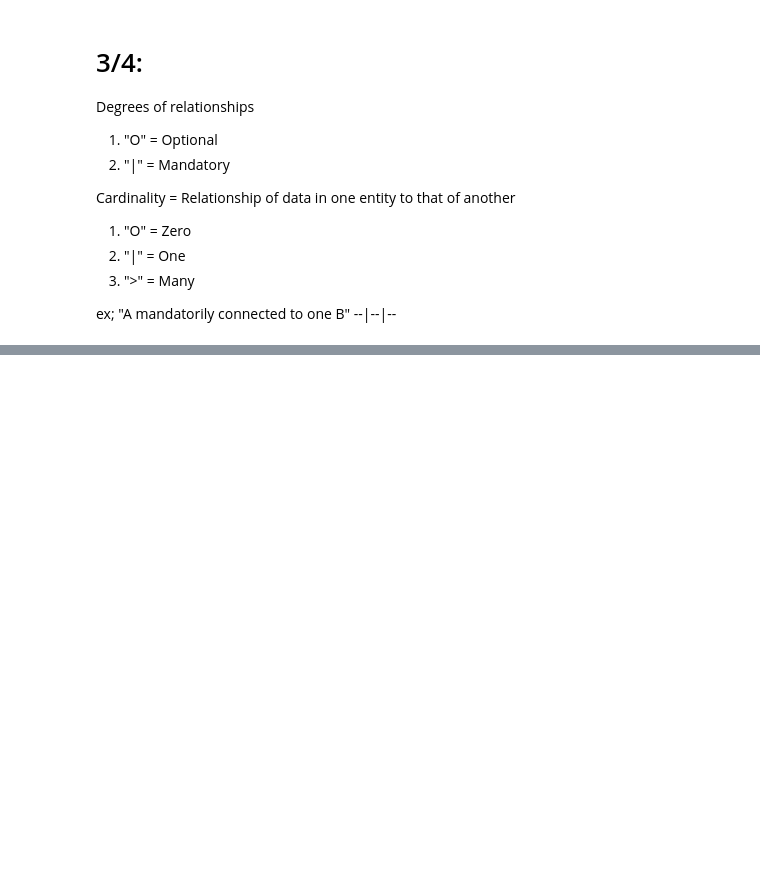
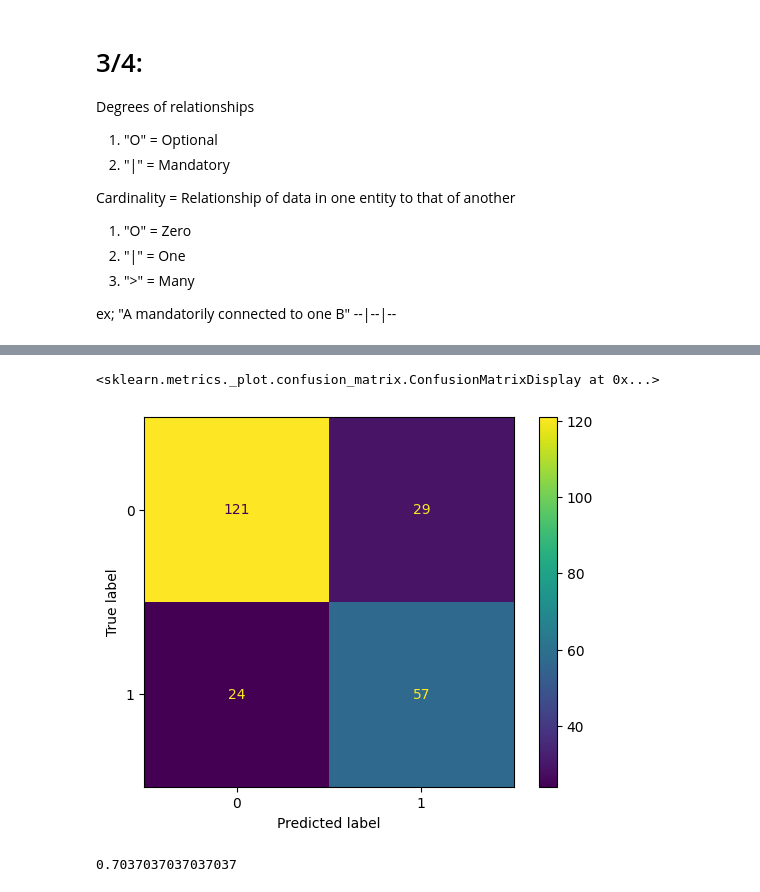
Before and after one commit to Co2Lo/Connor_CSCI_1070, a Jupyter notebook: Class_Notes.ipynb, the cells around one changed output, grey strips where cells are left out. Cells and saved outputs as stored; diff of their text form; code cells hidden in the pictures; blank space fills up the shorter version.

```diff
--- a/Class_Notes.ipynb
+++ b/Class_Notes.ipynb
@@ -590,0 +686,7 @@ ex; "A mandatorily connected to one B" --|--|--
+# %%
+import matplotlib.pyplot as plt
+import numpy as np
+import pandas as pd
+
+diabetes_df = pd.read_csv('Misc./diabetes.csv')
+diabetes_df.head()
@@ -590,0 +708,22 @@ ex; "A mandatorily connected to one B" --|--|--
+# %%
+# Really, this isn't a dataset where you'd use over/undersampling, but let's do it:
+
+# 1) All your basics:
+from sklearn.linear_model import LogisticRegression
+from sklearn.model_selection import train_test_split
+from sklearn.preprocessing import StandardScaler
+
+X = diabetes_df.drop('Outcome', axis = 1)
+y = diabetes_df['Outcome']
+
+X_train, X_test, y_train, y_test = train_test_split(X, y, test_size = 0.3, random_state = 32, stratify = y)
+# Remember, stratify attempts to grab data that's spread out.
+# %%
+# 2) NOW, over/undersample:
+
+# a] Resample training data with RandomOverSampler (naive approach, strictly looking at numbers)
+from imblearn.over_sampling import RandomOverSampler
+
+ros = RandomOverSampler(random_state = 32)
+X_resampled, y_resampled = ros.fit_resample(X_train, y_train) # Again, fit_resample's that function
+X_resampled # Smaller because we only trained on 0.3 (30%) of dataset.
@@ -590,0 +744,4 @@ ex; "A mandatorily connected to one B" --|--|--
+# %%
+# 3) Train using resampled data!
+model = LogisticRegression(random_state = 32)
+model.fit(X_resampled, y_resampled)
@@ -590,0 +757,14 @@ ex; "A mandatorily connected to one B" --|--|--
+# %%
+# 4) Check out accuracy (remember, recall is your friend here... TP/TP+FN)
+
+y_pred = model.predict(X_test)
+
+from sklearn.metrics import ConfusionMatrixDisplay
+ConfusionMatrixDisplay.from_estimator(model, X_test, y_test)
+# %% [output]
+<sklearn.metrics._plot.confusion_matrix.ConfusionMatrixDisplay at 0x...>
+[figure, added]
+# %%
+(57) / (57 + 24)
+# %% [output]
+0.7037037037037037
```
Also changed, not shown: parts of 22 cells of this notebook, 2 other files.
